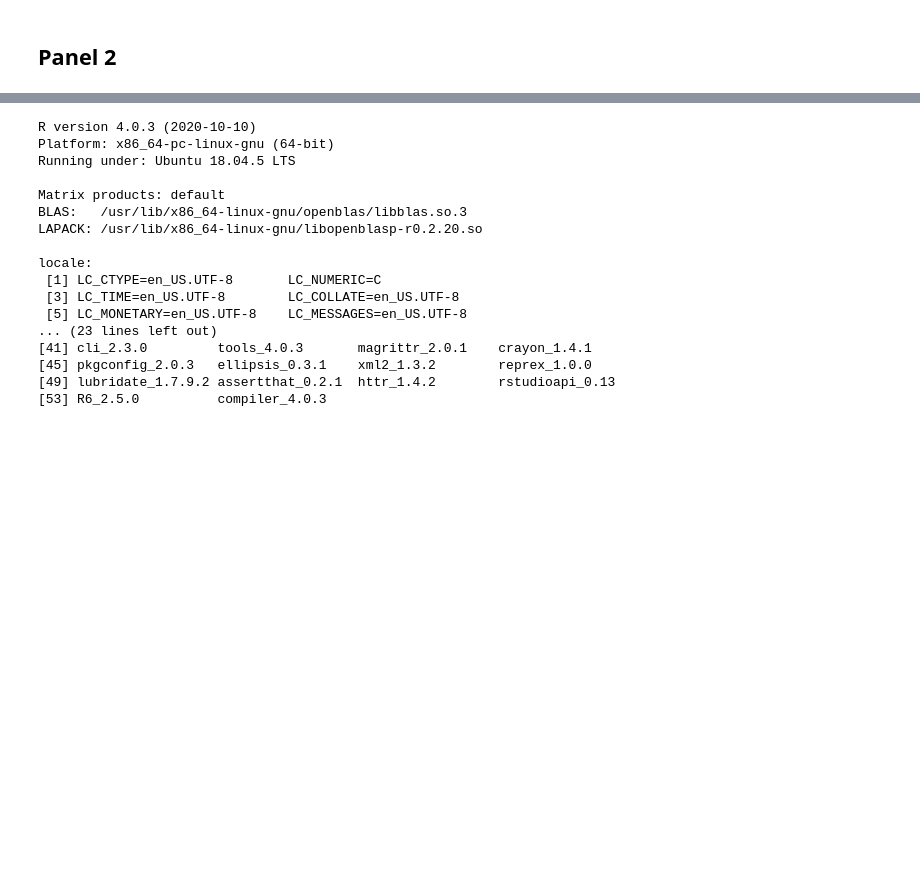
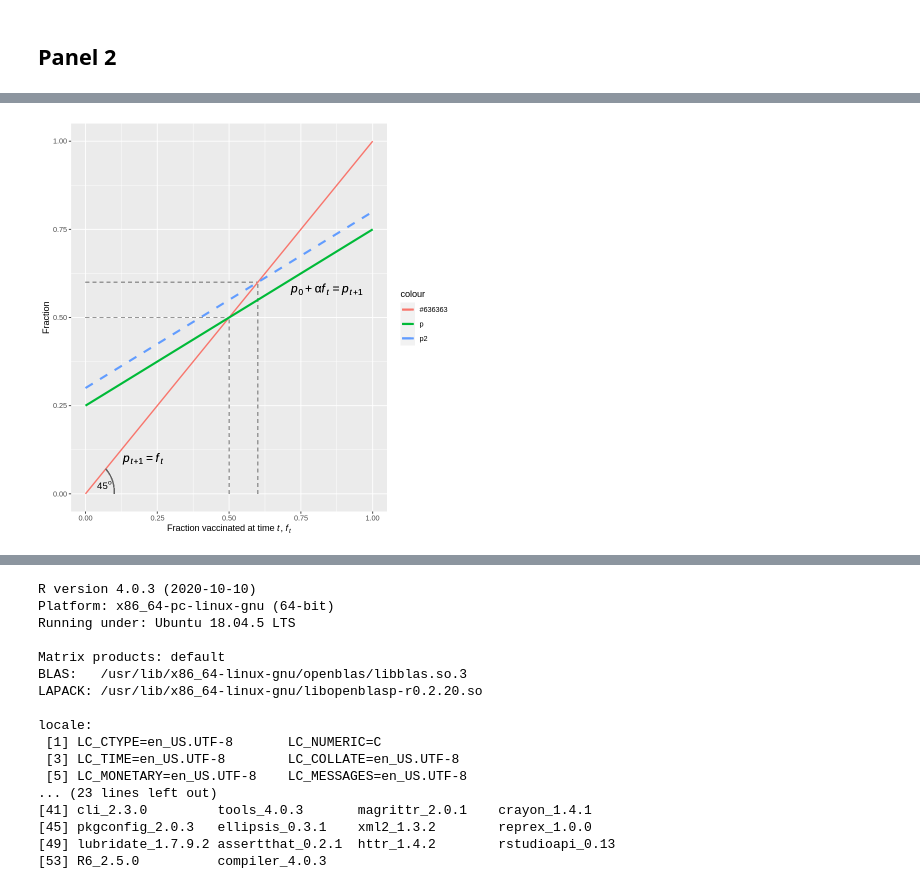
Before and after one commit to scottcohn97/schmelz_bowles, a Jupyter notebook: schmelz_bowles.ipynb, the cells around one changed output, grey strips where cells are left out. Cells and saved outputs as stored; diff of their text form; code cells hidden in the pictures; blank space fills up the shorter version.

```diff
--- a/schmelz_bowles.ipynb
+++ b/schmelz_bowles.ipynb
@@ -196,0 +330,19 @@ ggsave(file = "schmelz_bowles_02.png", plot = g3, width = 7, height = 7)
+# %%
+pt1 <- function(p0, alpha, f) {
+  p0 + (alpha * f)
+}
+# %%
+# init df
+df_sm <- tibble(
+  # number fraction vaccinated at time t
+  f = seq(0, 1, .01)
+)
+
+# Add columns
+df_sm <- df_sm %>%
+  # Add vaccine adoption vals
+  mutate(p = pt1(p0 = 0.25, alpha = 0.5, f = f),
+         p2 = pt1(p0 = 0.3, alpha = 0.5, f = f)) %>%
+  # Reshape for plot
+  #pivot_longer(!f, names_to = "p", values_to = "p_val") %>%
+  identity()
@@ -196,0 +361,25 @@ ggsave(file = "schmelz_bowles_02.png", plot = g3, width = 7, height = 7)
+# %%
+# Base plot
+sm1 <- df_sm %>% ggplot(aes(x = f)) +
+  geom_segment(x = 0.5, y = 0, xend = 0.5, yend = 0.5, color = "#969696", linetype = 2, size = 0.5) +
+  geom_segment(x = 0.0, y = 0.5, xend = 0.5, yend = 0.5, color = "#969696", linetype = 2, size = 0.5) +
+  geom_segment(x = 0.6, y = 0, xend = 0.6, yend = 0.6, color = "#969696", linetype = 2, size = 0.5) +
+  geom_segment(x = 0.0, y = 0.6, xend = 0.6, yend = 0.6, color = "#969696", linetype = 2, size = 0.5) +
+  geom_line(aes(y = f, color = "#636363"), linetype = 1, size = 0.8) +
+  geom_line(aes(y = p, color = "p"), size = 1.2) +
+  geom_line(aes(y = p2, color = "p2"), size = 1.2, linetype = 2) +
+  geom_curve(aes(x = .1, y = 0, xend = sqrt(2)/20, yend = sqrt(2)/20), data = df_sm, curvature = 0.2, color = "#636363")
+
+  # Add labels + Annotations
+sm2 <- sm1 +
+  #xlab("Fraction vaccinated at time *t*, *f*<sub>*t*</sub>") +
+  #xlab("% vaccinated at time *t*, *f*<sub>*t*</sub>") +
+  xlab(bquote("Fraction vaccinated at time " * italic(t) * ", " * italic(f[t]))) +
+  #ylab("Fraction willing to be vaccinated at time *t+1*, *w*<sub>*t+1*</sub>") +
+  ylab("Fraction") +
+  annotate("text", x = 0.065, y = 0.025, label = TeX("45^{o}"), size = 4) +
+  annotate("text", x = 0.2, y = 0.1, label = bquote(italic(p[t+1] == f[t])), size = 5) +
+  annotate("text", x = 0.84, y = 0.58, label = bquote(italic(p[0] + alpha * f[t] == p[t + 1])), size = 5)
+
+sm2
+# %% [output]
@@ -196,0 +392 @@ ggsave(file = "schmelz_bowles_02.png", plot = g3, width = 7, height = 7)
+[figure, added]
```
Also changed, not shown: parts of 19 cells of this notebook.
